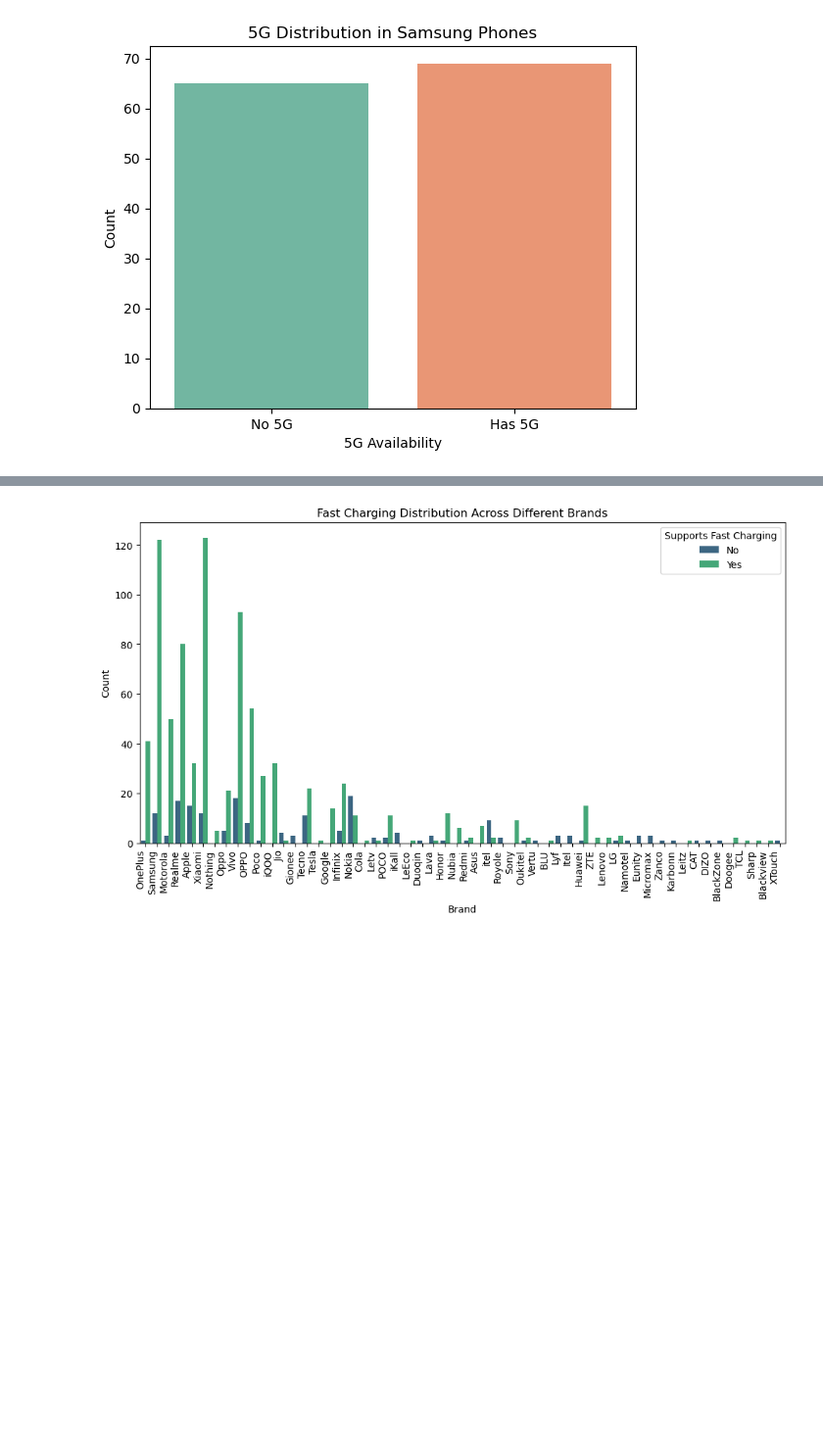
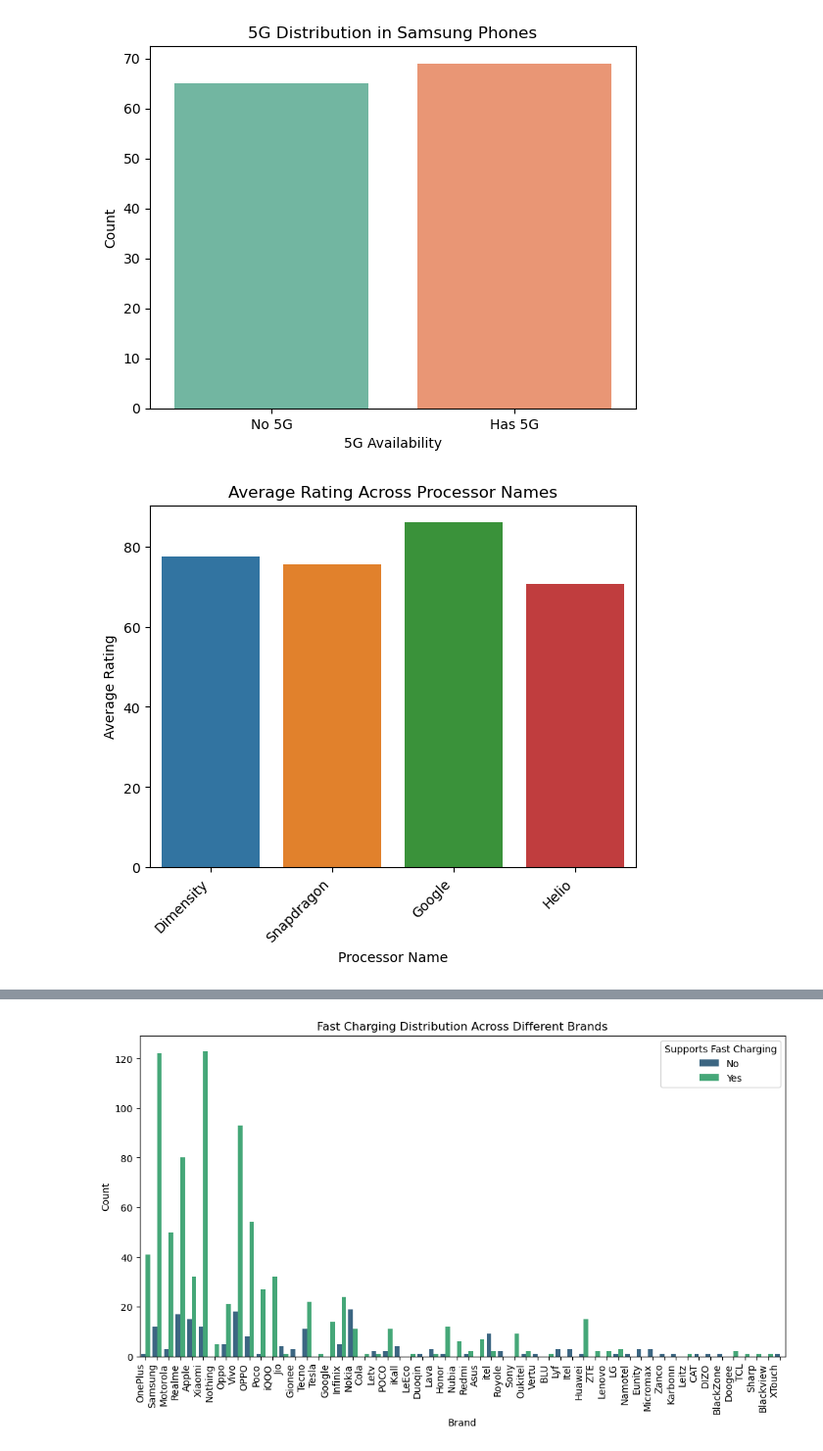
Before and after one commit to jatingangare44/EDA_on_Smartphone_Dataset, a Jupyter notebook: EDA_Smartphone_cleaned.ipynb, the cells around one changed output, grey strips where cells are left out. Shown at 98% size. Drawn from its saved outputs; the diff is of its cells as text; code cells hidden in the pictures; blank space fills up the shorter version.

```diff
--- a/EDA_Smartphone_cleaned.ipynb
+++ b/EDA_Smartphone_cleaned.ipynb
@@ -160,3 +160,12 @@ plt.xticks([0, 1], ['No 5G', 'Has 5G'])
 plt.show()
 # %% [output]
 [figure]
+# %%
+sns.barplot(x='processor_name', y='rating', data=df.sample(10), errorbar=None)
+plt.xlabel('Processor Name')
+plt.ylabel('Average Rating')
+plt.title('Average Rating Across Processor Names')
+plt.xticks(rotation=45, ha='right')
+plt.show()
+# %% [output]
+[figure, added]
```
Also changed, not shown: parts of 12 cells of this notebook, 2 other files.
